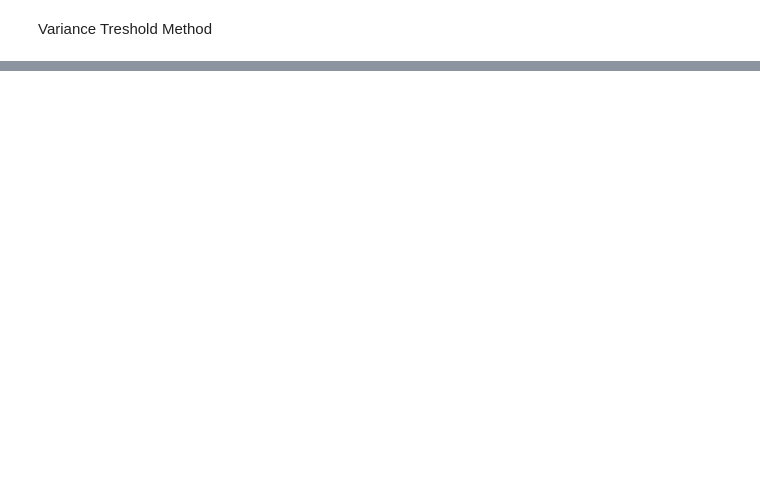
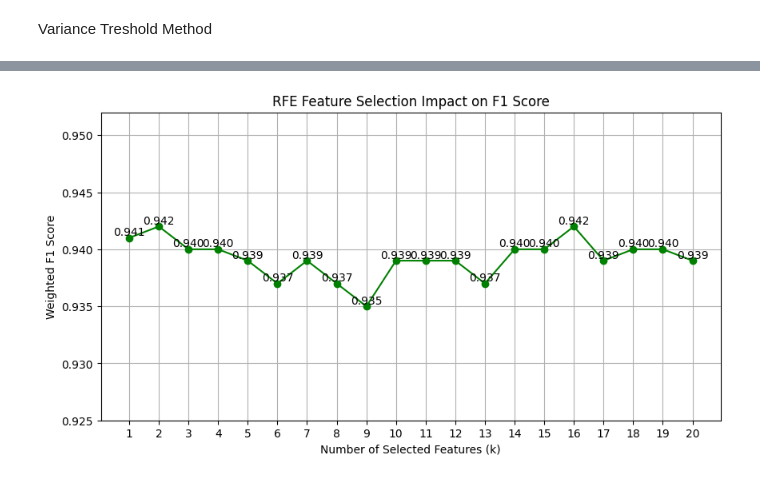
Before and after one commit to Ethxlla/INFO3604-CCO-Backup, a Jupyter notebook: main.ipynb, the cells around one changed output, grey strips where cells are left out. Drawn from its saved outputs; the diff is of its cells as text; code cells hidden in the pictures; blank space fills up the shorter version.

```diff
--- a/main.ipynb
+++ b/main.ipynb
@@ -96,0 +147,36 @@ plt.show()
+# %%
+X_train_V2, X_test_V2, y_train_V2, y_test_V2 = X_train.copy(), X_test.copy(), y_train.copy(), y_test.copy()
+
+ref_f1_scores = []
+
+for k in range(1, 21):
+    RFE_selector = RFE(estimator=gbc, n_features_to_select=k, step=1)
+    RFE_selector.fit(X_train_V2, y_train_V2)
+
+    sel_X_train_V2 = RFE_selector.transform(X_train_V2)
+    sel_X_test_V2 = RFE_selector.transform(X_test_V2)
+
+    selected_features = np.where(RFE_selector.support_)[0]
+    feature_counts.update(selected_features)
+
+    gbc.fit(sel_X_train_V2, y_train_V2)
+    RFE_preds = gbc.predict(sel_X_test_V2)
+
+    f1_score_RFE = round(f1_score(y_test_V2, RFE_preds, average="weighted"), 3)
+    ref_f1_scores.append(f1_score_RFE)
+# %%
+plt.figure(figsize=(10, 5))
+plt.plot(range(1, 21), ref_f1_scores, marker='o', linestyle='-', color='g')
+plt.xlabel("Number of Selected Features (k)")
+plt.ylabel("Weighted F1 Score")
+plt.title("RFE Feature Selection Impact on F1 Score")
+plt.xticks(range(1, 21))
+plt.ylim(min(ref_f1_scores) - 0.01, max(ref_f1_scores) + 0.01)
+plt.grid(True)
+
+for i, score in enumerate(ref_f1_scores, 1):
+    plt.text(i, score, f"{score:.3f}", ha='center', va='bottom', fontsize=10)
+
+plt.show()
+# %% [output]
+[figure, added]
```
Also changed, not shown: parts of 12 cells of this notebook.
